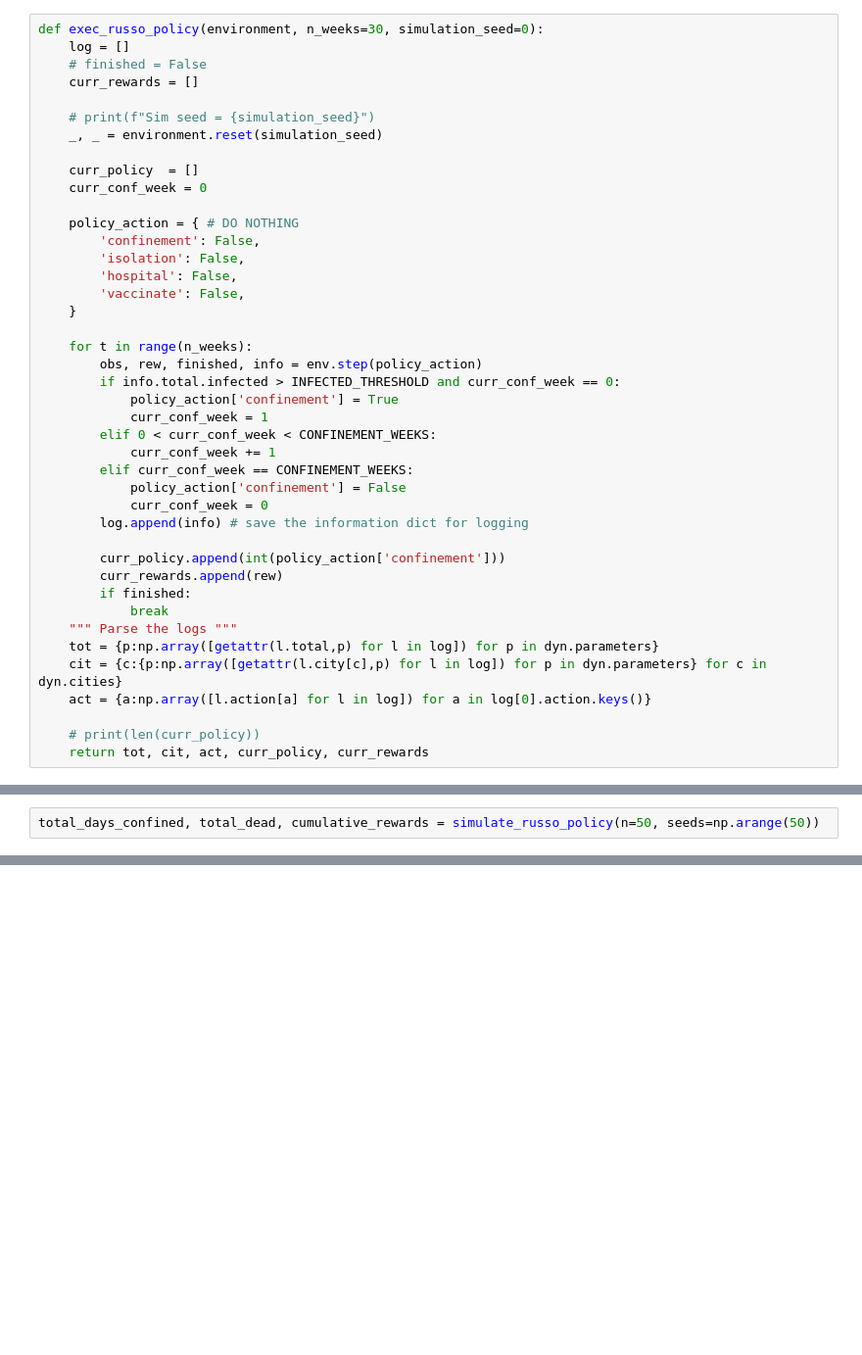
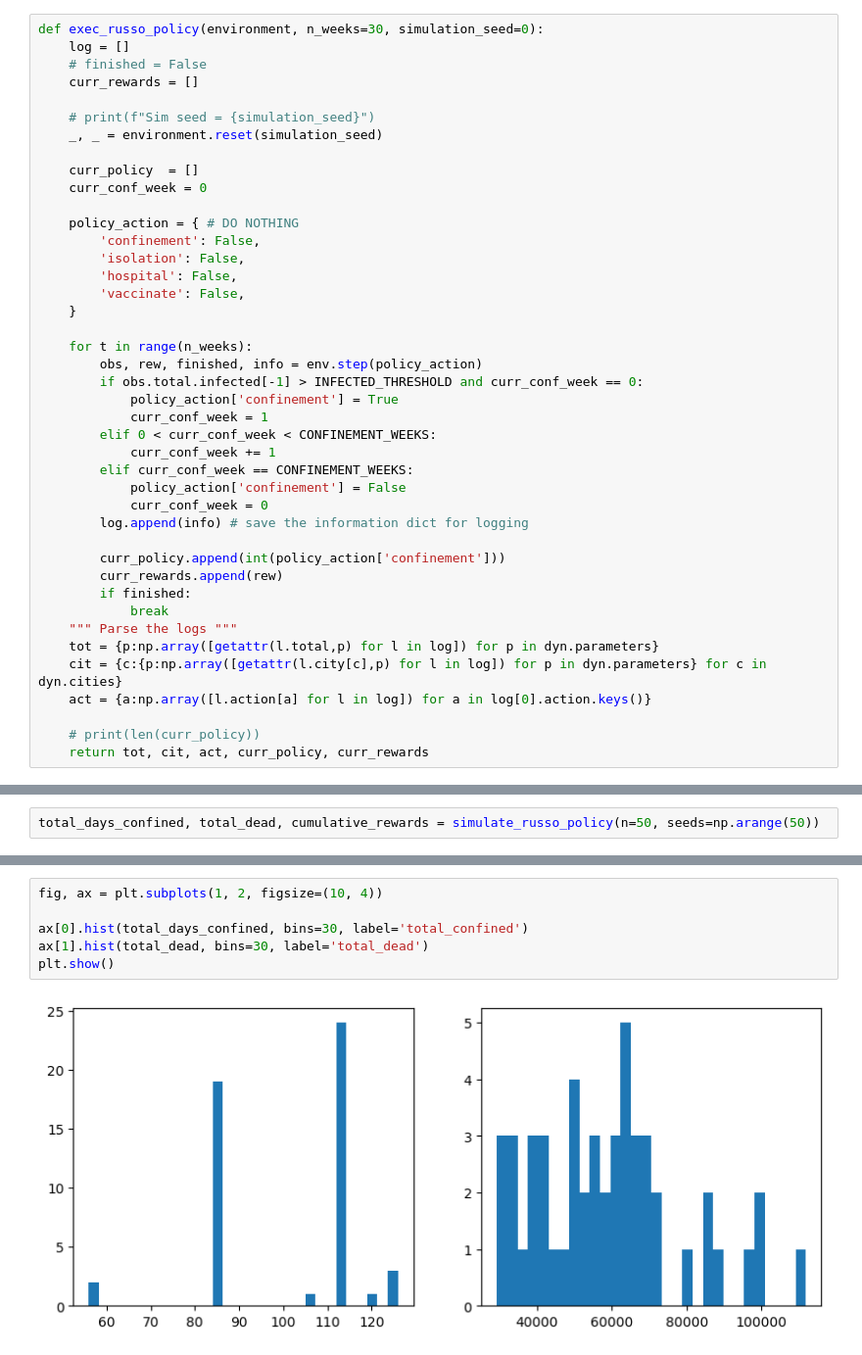
Before and after one commit to mohahf19/ANNRL-2023, a Jupyter notebook: notebooks/q2.ipynb, the cells around one changed output, grey strips where cells are left out. Shown at 98% size. Saved outputs shown, nothing was run; the diff lists cells and outputs as text; blank space fills up the shorter version.

Commit message:
added histograms

```diff
--- a/notebooks/q2.ipynb
+++ b/notebooks/q2.ipynb
@@ -67,7 +67,7 @@ def exec_russo_policy(environment, n_weeks=30, simulation_seed=0):
 
     for t in range(n_weeks):
         obs, rew, finished, info = env.step(policy_action)
-        if info.total.infected > INFECTED_THRESHOLD and curr_conf_week == 0:
+        if obs.total.infected[-1] > INFECTED_THRESHOLD and curr_conf_week == 0:
             policy_action['confinement'] = True
             curr_conf_week = 1
         elif 0 < curr_conf_week < CONFINEMENT_WEEKS:
@@ -180,6 +178,14 @@ Mean total dead: 58922.9
 Std total dead: 19502.99590037387
 Mean cumulative rewards: -70.28966522216797
 Std cumulative rewards: 58.938175201416016
+# %%
+fig, ax = plt.subplots(1, 2, figsize=(10, 4))
+
+ax[0].hist(total_days_confined, bins=30, label='total_confined')
+ax[1].hist(total_dead, bins=30, label='total_dead')
+plt.show()
+# %% [output]
+[figure, added]
 # %%
 # TODO:
 # 1. Clean up the code
```
Also changed, not shown: parts of 3 cells of this notebook.
